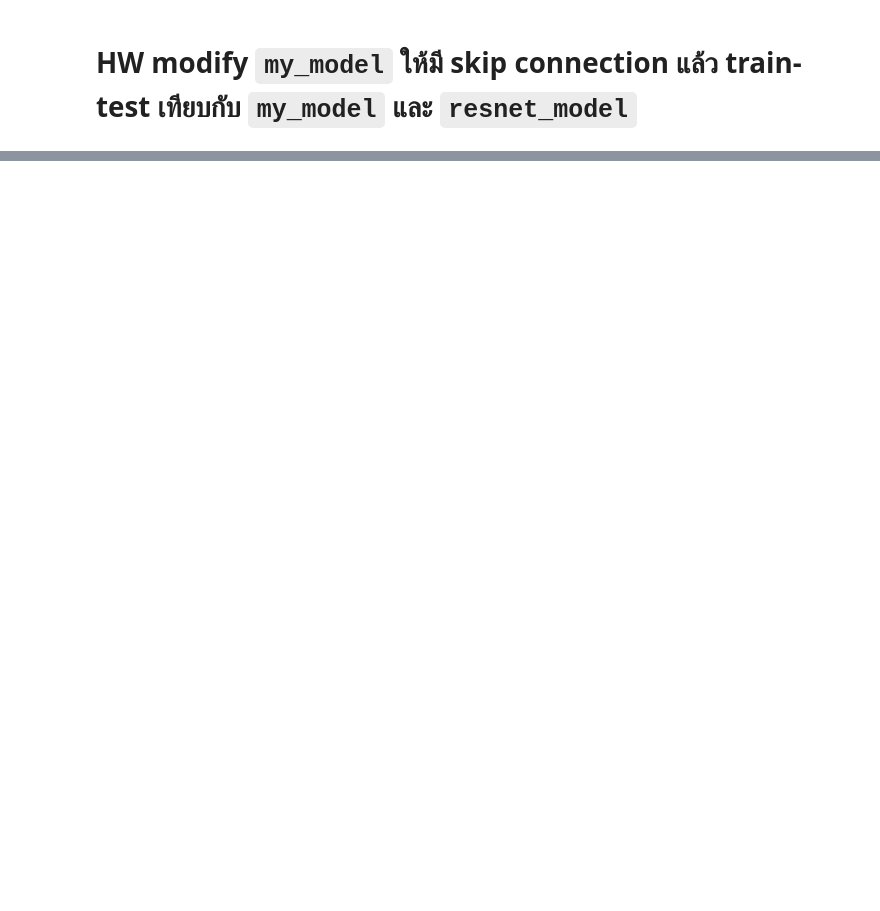
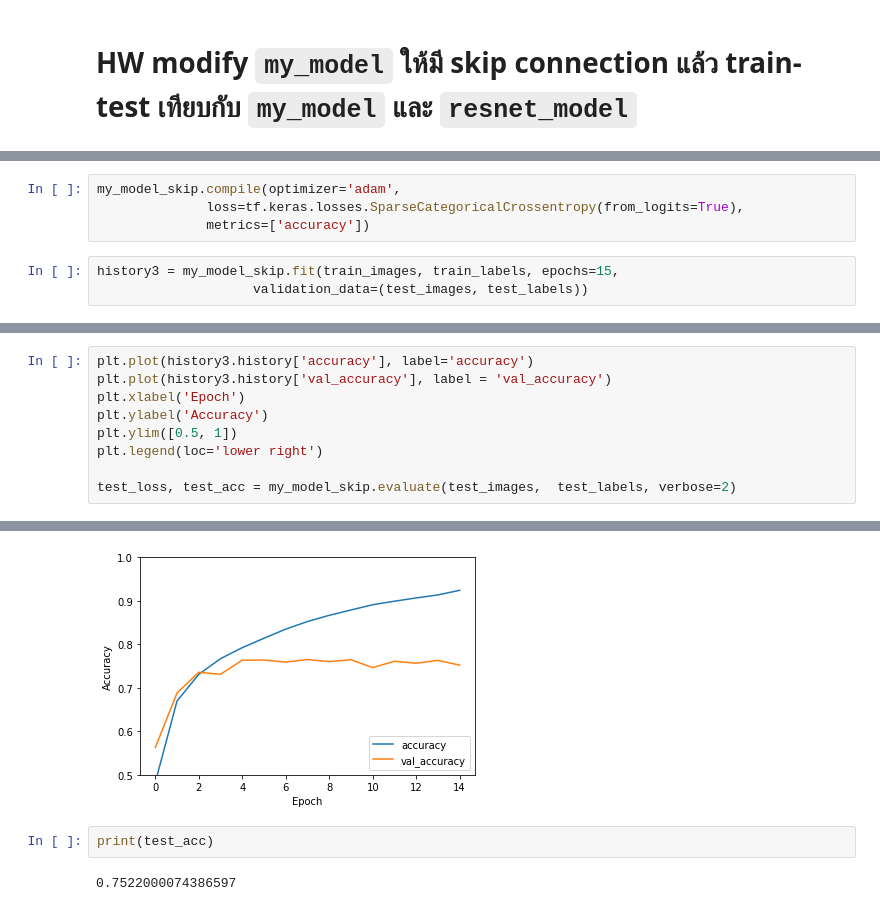
Before and after one commit to PondKann/AIprototype2022, a Jupyter notebook: Tensorflow_(Network).ipynb, the cells around one changed output, grey strips where cells are left out. Saved outputs shown, nothing was run; the diff lists cells and outputs as text; blank space fills up the shorter version.

```diff
--- a/Tensorflow_(Network).ipynb
+++ b/Tensorflow_(Network).ipynb
@@ -446,0 +537,7 @@ print(test_acc)
+# %%
+my_model_skip.compile(optimizer='adam',
+              loss=tf.keras.losses.SparseCategoricalCrossentropy(from_logits=True),
+              metrics=['accuracy'])
+# %%
+history3 = my_model_skip.fit(train_images, train_labels, epochs=15,
+                    validation_data=(test_images, test_labels))
@@ -446,0 +562,10 @@ print(test_acc)
+# %%
+plt.plot(history3.history['accuracy'], label='accuracy')
+plt.plot(history3.history['val_accuracy'], label = 'val_accuracy')
+plt.xlabel('Epoch')
+plt.ylabel('Accuracy')
+plt.ylim([0.5, 1])
+plt.legend(loc='lower right')
+
+test_loss, test_acc = my_model_skip.evaluate(test_images,  test_labels, verbose=2)
+# %% [output]
@@ -446,0 +573,5 @@ print(test_acc)
+[figure, added]
+# %%
+print(test_acc)
+# %% [output]
+0.7522000074386597
```
Also changed, not shown: parts of 23 cells of this notebook.
